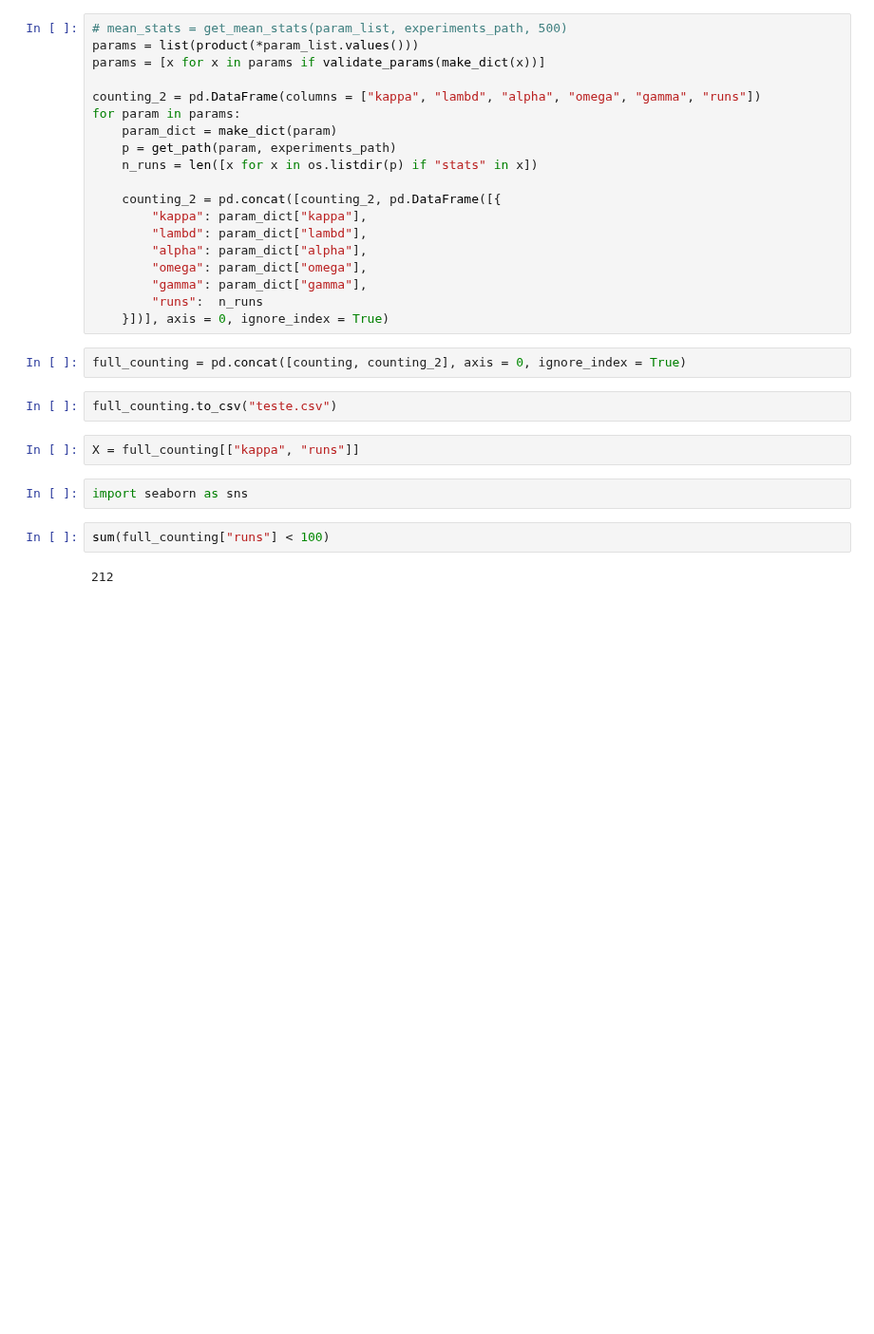
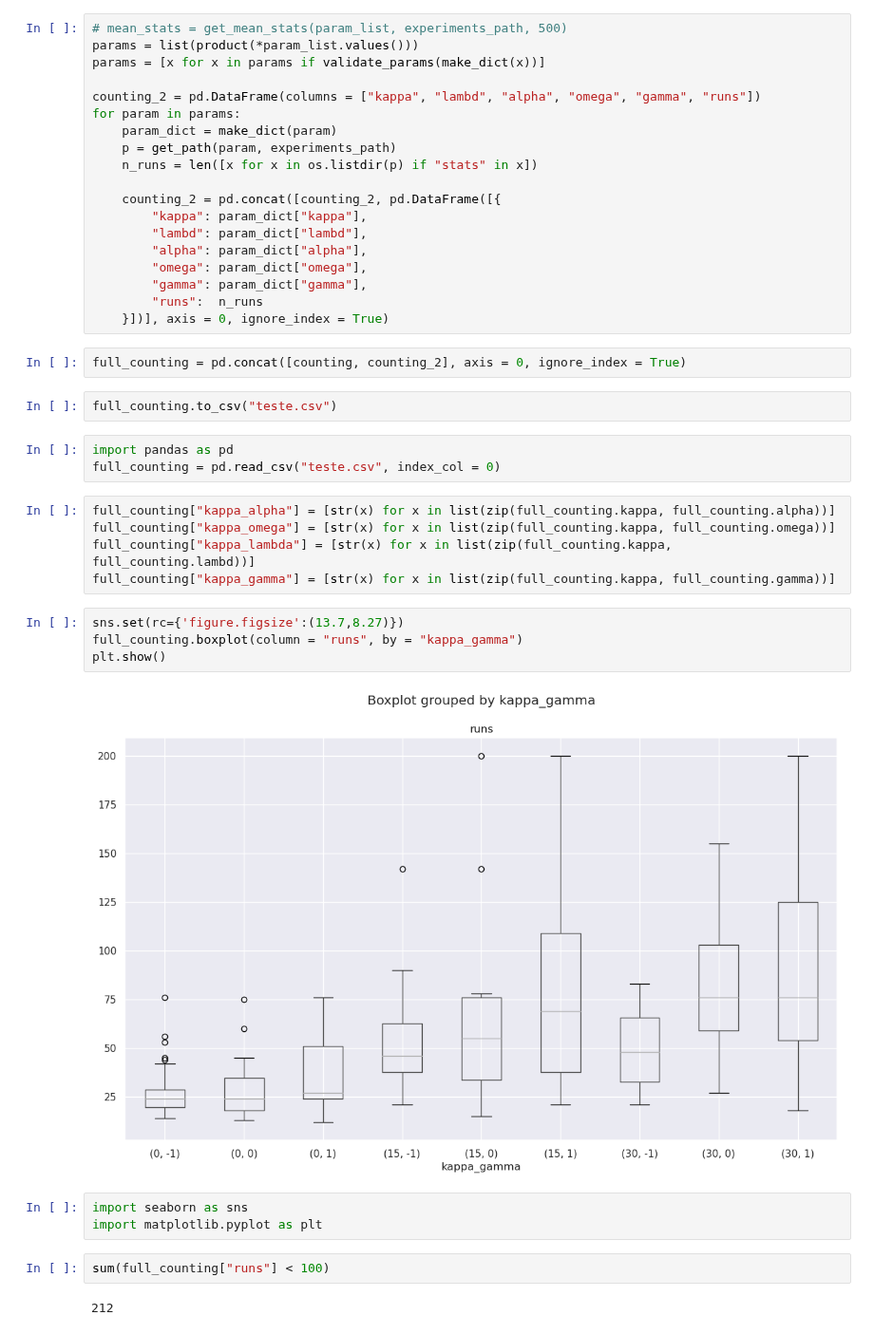
Before and after one commit to patrick-oliveira/EntropiaGrafos, a Jupyter notebook: notebooks/Análise do Caso 2.ipynb, the cells around one changed output. Shown at 95% size. Saved outputs shown, nothing was run; the diff lists cells and outputs as text; blank space fills up the shorter version.

```diff
--- a/notebooks/Análise do Caso 2.ipynb
+++ b/notebooks/Análise do Caso 2.ipynb
@@ -198,10 +98,23 @@ for param in params:
 full_counting = pd.concat([counting, counting_2], axis = 0, ignore_index = True)
 # %%
 full_counting.to_csv("teste.csv")
+# %%
+import pandas as pd
+full_counting = pd.read_csv("teste.csv", index_col = 0)
 # %%
-X = full_counting[["kappa", "runs"]]
+full_counting["kappa_alpha"] = [str(x) for x in list(zip(full_counting.kappa, full_counting.alpha))]
+full_counting["kappa_omega"] = [str(x) for x in list(zip(full_counting.kappa, full_counting.omega))]
+full_counting["kappa_lambda"] = [str(x) for x in list(zip(full_counting.kappa, full_counting.lambd))]
+full_counting["kappa_gamma"] = [str(x) for x in list(zip(full_counting.kappa, full_counting.gamma))]
+# %%
+sns.set(rc={'figure.figsize':(13.7,8.27)})
+full_counting.boxplot(column = "runs", by = "kappa_gamma")
+plt.show()
+# %% [output]
+[figure, added]
 # %%
 import seaborn as sns
+import matplotlib.pyplot as plt
 # %%
 sum(full_counting["runs"] < 100)
 # %% [output]
```
Also changed, not shown: parts of 8 cells of this notebook, 9 other files.
